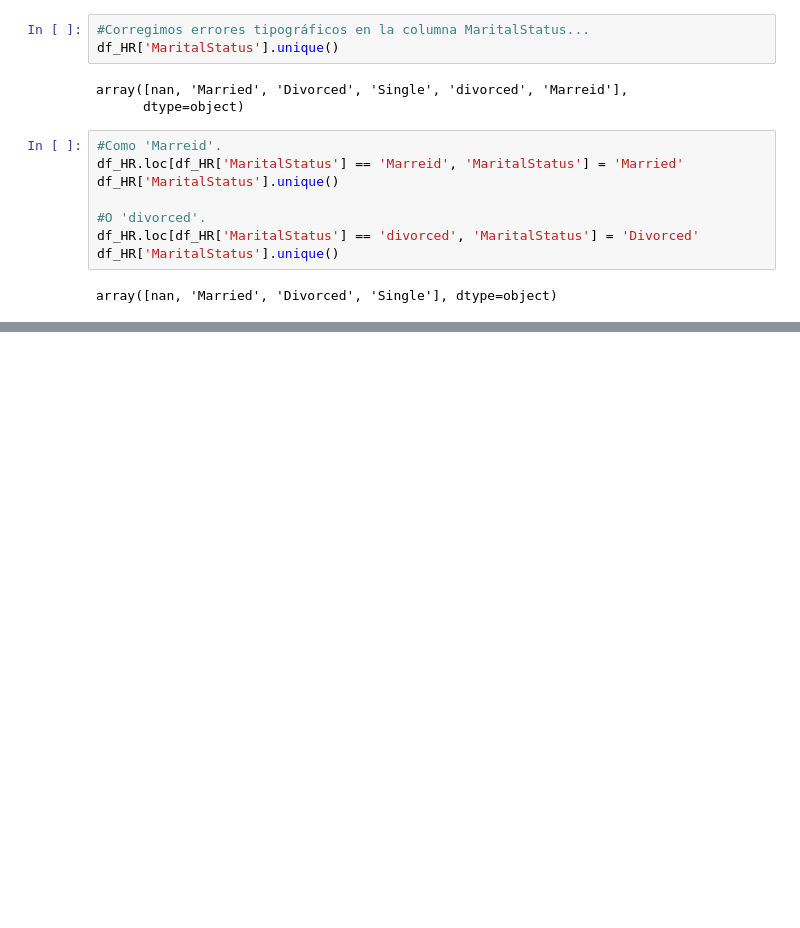
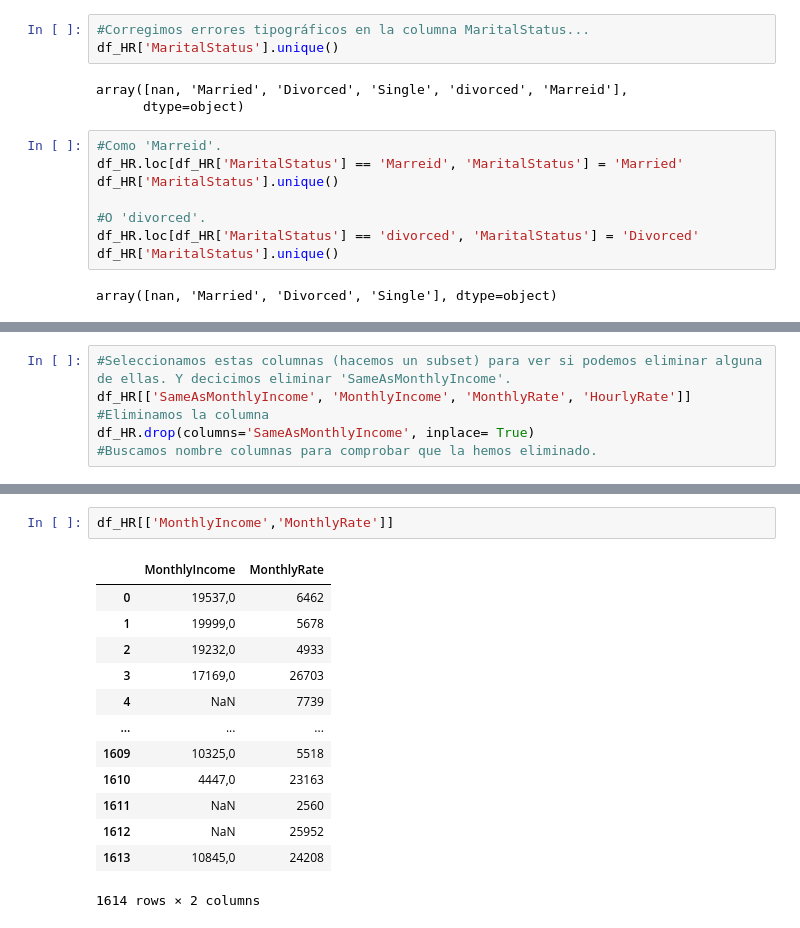
Before and after one commit to TaniaGraff/project-da-promo-angela-modulo-3-team-3, a Jupyter notebook: EDA_Tania.ipynb, the cells around one changed output, grey strips where cells are left out. Drawn from its saved outputs; the diff is of its cells as text; blank space fills up the shorter version.

```diff
--- a/EDA_Tania.ipynb
+++ b/EDA_Tania.ipynb
@@ -303,0 +253,6 @@ df_HR
+# %%
+#Seleccionamos estas columnas (hacemos un subset) para ver si podemos eliminar alguna de ellas. Y decicimos eliminar 'SameAsMonthlyIncome'.
+df_HR[['SameAsMonthlyIncome', 'MonthlyIncome', 'MonthlyRate', 'HourlyRate']]
+#Eliminamos la columna
+df_HR.drop(columns='SameAsMonthlyIncome', inplace= True)
+#Buscamos nombre columnas para comprobar que la hemos eliminado.
@@ -303,0 +269,16 @@ df_HR
+# %%
+df_HR[['MonthlyIncome','MonthlyRate']]
+# %% [output]
+|  | MonthlyIncome | MonthlyRate |
+| 0 | 19537,0 | 6462 |
+| 1 | 19999,0 | 5678 |
+| 2 | 19232,0 | 4933 |
+| 3 | 17169,0 | 26703 |
+| 4 | NaN | 7739 |
+| ... | ... | ... |
+| 1609 | 10325,0 | 5518 |
+| 1610 | 4447,0 | 23163 |
+| 1611 | NaN | 2560 |
+| 1612 | NaN | 25952 |
+| 1613 | 10845,0 | 24208 |
+1614 rows × 2 columns
```
Also changed, not shown: parts of 20 cells of this notebook.
